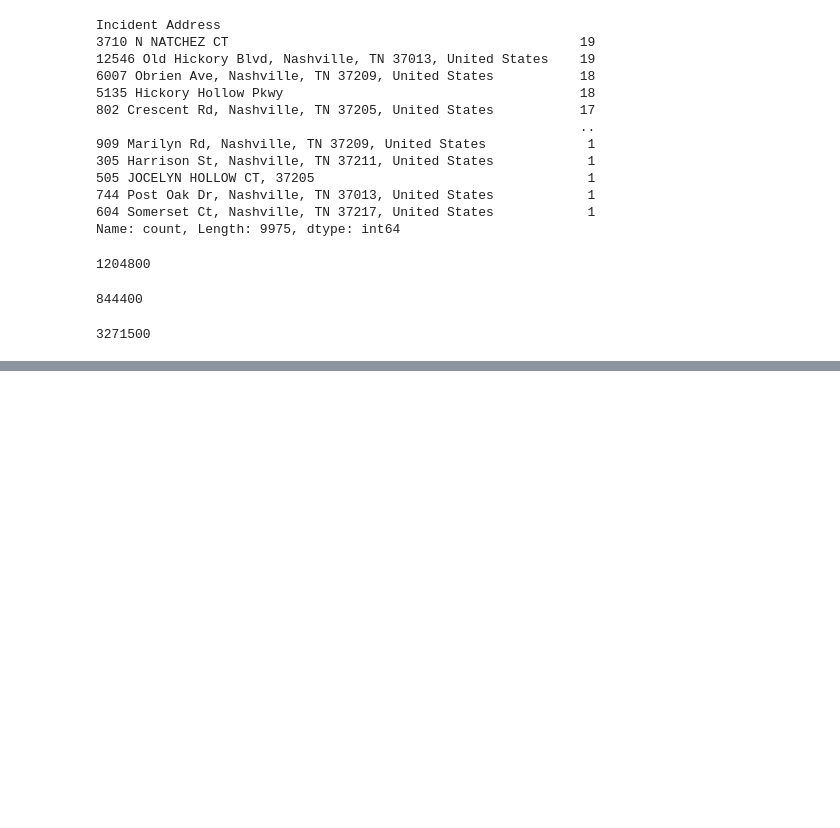
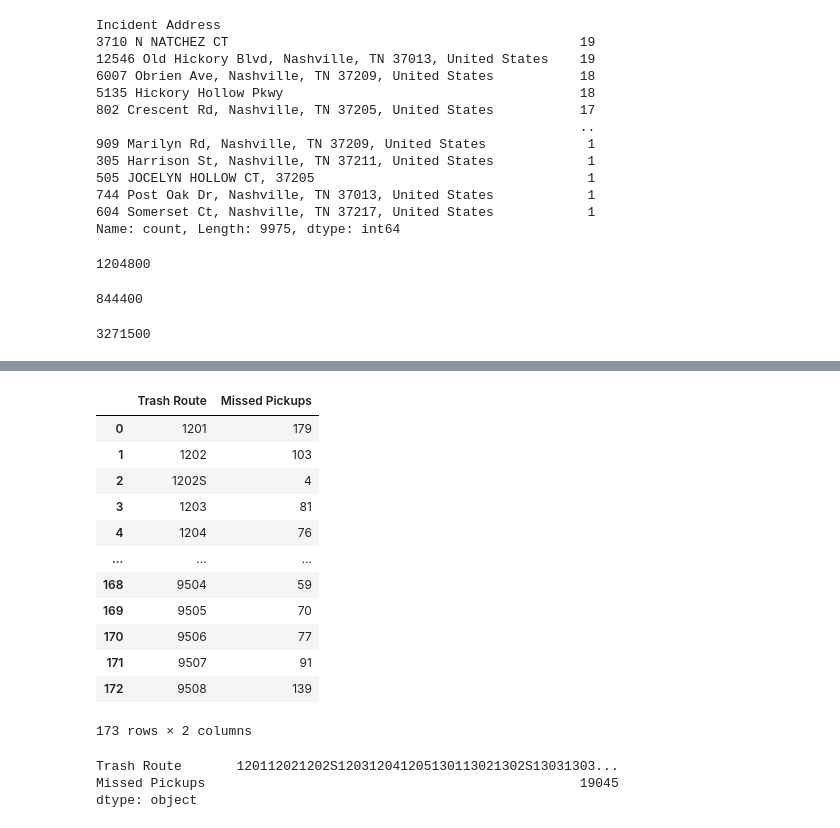
Before and after one commit to NSS-Data-Analytics-Cohort-16/da16-trashpickups-brandonwmcmurtry, a Jupyter notebook: notebooks/trashpickups.ipynb, the cells around one changed output, grey strips where cells are left out. Drawn from its saved outputs; the diff is of its cells as text; code cells hidden in the pictures; blank space fills up the shorter version.

Commit message:
finished missed by route

```diff
--- a/notebooks/trashpickups.ipynb
+++ b/notebooks/trashpickups.ipynb
@@ -223,0 +236,2 @@ dtype: int64
+# %%
+missed_pickups = df_trash[df_trash['Request'] .isin([ "Trash - Backdoor" , "Trash - Curbside/Alley Missed Pickup" , "Trash Collection Complaint"])]
@@ -223,0 +272,29 @@ dtype: int64
+# %%
+missed_pickups_by_route = (
+    missed_pickups
+        .groupby('Trash Route')
+        .size()
+        .reset_index(name='Missed Pickups')
+)
+
+missed_pickups_by_route
+# %% [output]
+|  | Trash Route | Missed Pickups |
+| 0 | 1201 | 179 |
+| 1 | 1202 | 103 |
+| 2 | 1202S | 4 |
+| 3 | 1203 | 81 |
+| 4 | 1204 | 76 |
+| ... | ... | ... |
+| 168 | 9504 | 59 |
+| 169 | 9505 | 70 |
+| 170 | 9506 | 77 |
+| 171 | 9507 | 91 |
+| 172 | 9508 | 139 |
+173 rows × 2 columns
+# %%
+missed_pickups_by_route.sum()
+# %% [output]
+Trash Route       120112021202S120312041205130113021302S13031303...
+Missed Pickups                                                19045
+dtype: object
```
Also changed, not shown: parts of 13 cells of this notebook.
